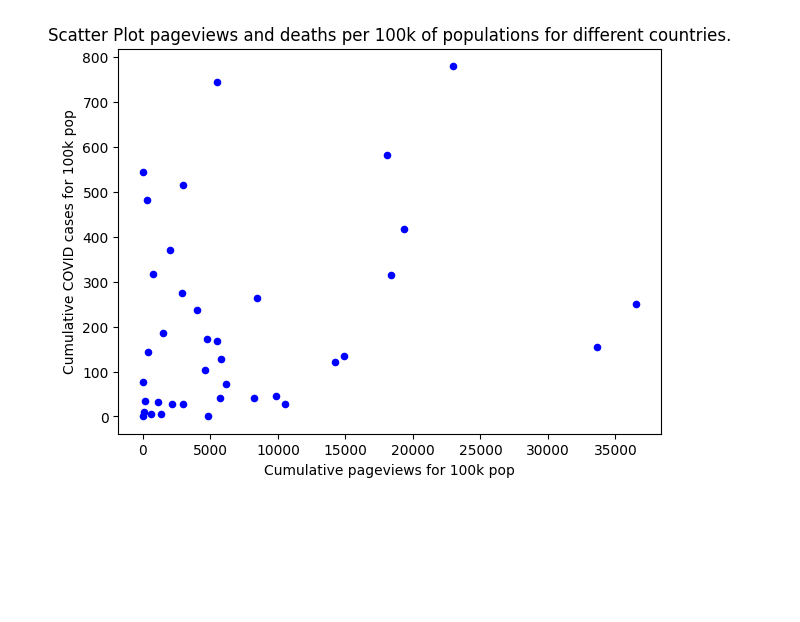
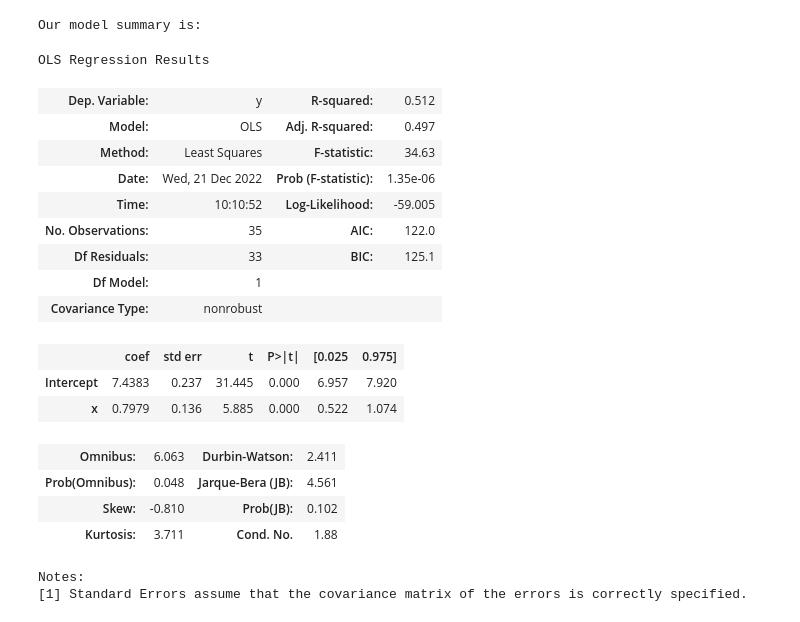
Before and after one commit to epfl-ada/ada-2022-project-thedatadiggers22, a Jupyter notebook: digital_propagation.ipynb, the cells around one changed output. Cells and saved outputs as stored; diff of their text form; code cells hidden in the pictures; blank space fills up the shorter version.

```diff
--- a/digital_propagation.ipynb
+++ b/digital_propagation.ipynb
@@ -130,3 +132,3 @@ def get_cases_deaths_df(population_df: pd.DataFrame, country_dict: dict, start:
 # %%
-_, _, _, df_pageviews_cumul100k = get_pageviews_df(pageview_df, population_df, get_country_dict(), '2020-01-22', '2020-11-22')
-_, _, _, _, _, deaths100k_cumul, _, cases100k_cumul = get_cases_deaths_df(population_df, get_country_dict(), '2020-01-22', '2020-11-22')
+_, _, _, df_pageviews_cumul100k = get_pageviews_df(pageview_df, population_df, get_country_dict('original'), '2020-01-22', '2020-05-22')
+_, _, _, _, _, deaths100k_cumul, _, cases100k_cumul = get_cases_deaths_df(population_df, get_country_dict('original'), '2020-01-22', '2020-05-22')
@@ -171,19 +135,37 @@ plt.show()
-# %%
-# create a new figure
-plt.figure(figsize=(7, 5))
-# use the scatter() function to plot the points,
-# with red circles of size 10
-plt.scatter(df_pageviews_cumul100k.max(), cases100k_cumul.max(), color="blue", s= 20)
-
-# add a title
-plt.title("Scatter Plot pageviews and deaths per 100k of populations for different countries.")
-
-# add x and y axis labels
-plt.xlabel("Cumulative pageviews for 100k pop")
-plt.ylabel("Cumulative COVID cases for 100k pop")
-#plt.legend(["Max", "Min", "Arithmetic Mean", "Median"])
-
-# show the plot
-plt.show()
-# %% [output]
-[figure, removed]
+# %%
+data = pd.DataFrame()
+data['y'] = np.log(df_pageviews_cumul100k.max().transpose().replace(0, np.nan))
+data['x2'] = np.log(cases100k_cumul.max().transpose().replace(0, np.nan))
+data['x'] = np.log(deaths100k_cumul.max().transpose().replace(0, np.nan))
+data = data.dropna()
+data = data.rename(index= {v: k for k, v in get_country_dict('original').items()}).reset_index().rename(columns = {'index': 'Country'})
+
+#We apply a linear regression using as estimates OLS
+model = smf.ols('y ~ x', data=data).fit()
+
+results = model.summary()
+
+#Show the results of the linear regression
+print("Our model summary is:")
+results
+# %% [output]
+Our model summary is:
+OLS Regression Results
+| Dep. Variable: | y | R-squared: | 0.512 |
+| Model: | OLS | Adj. R-squared: | 0.497 |
+| Method: | Least Squares | F-statistic: | 34.63 |
+| Date: | Wed, 21 Dec 2022 | Prob (F-statistic): | 1.35e-06 |
+| Time: | 10:10:52 | Log-Likelihood: | -59.005 |
+| No. Observations: | 35 | AIC: | 122.0 |
+| Df Residuals: | 33 | BIC: | 125.1 |
+| Df Model: | 1 |  |  |
+| Covariance Type: | nonrobust |  |  |
+|  | coef | std err | t | P>|t| | [0.025 | 0.975] |
+| Intercept | 7.4383 | 0.237 | 31.445 | 0.000 | 6.957 | 7.920 |
+| x | 0.7979 | 0.136 | 5.885 | 0.000 | 0.522 | 1.074 |
+| Omnibus: | 6.063 | Durbin-Watson: | 2.411 |
+| Prob(Omnibus): | 0.048 | Jarque-Bera (JB): | 4.561 |
+| Skew: | -0.810 | Prob(JB): | 0.102 |
+| Kurtosis: | 3.711 | Cond. No. | 1.88 |
+Notes:
+[1] Standard Errors assume that the covariance matrix of the errors is correctly specified.
```
Also changed, not shown: parts of 16 cells of this notebook, 1 other file.
